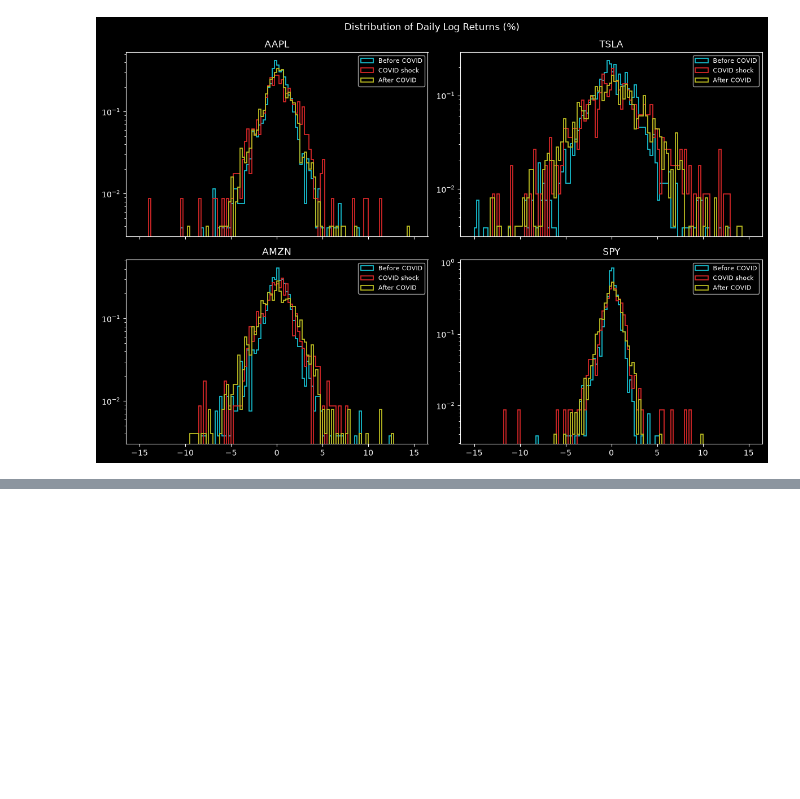
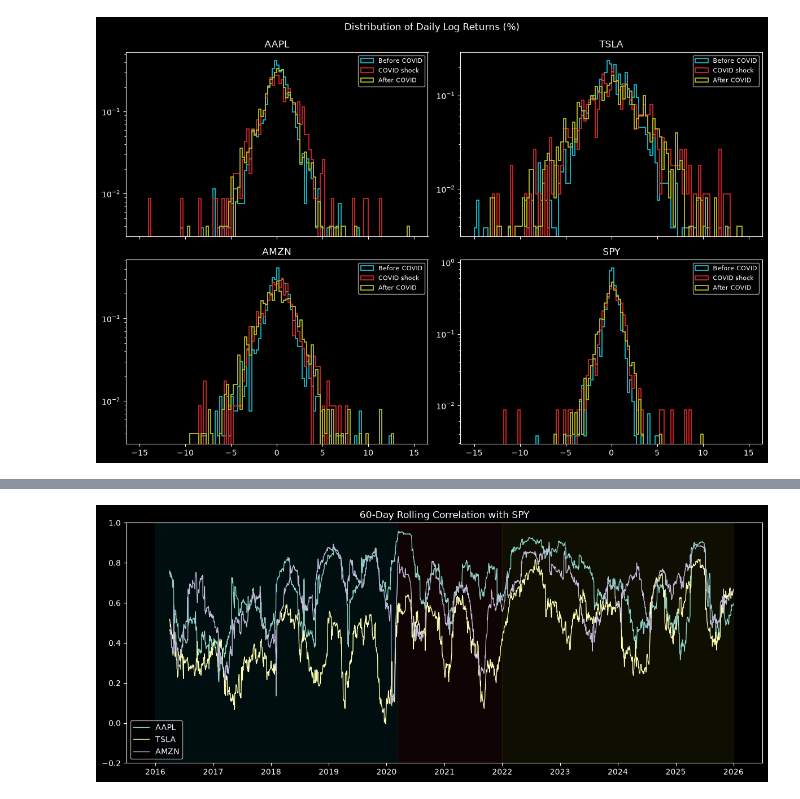
Before and after one commit to amiksulzef-lab/stock-returns-covid-analysis, a Jupyter notebook: stock-returns-covid-fixedversion.ipynb, the cells around one changed output, grey strips where cells are left out. Saved outputs shown, nothing was run; the diff lists cells and outputs as text; code cells hidden in the pictures; blank space fills up the shorter version.

```diff
--- a/stock-returns-covid-fixedversion.ipynb
+++ b/stock-returns-covid-fixedversion.ipynb
@@ -154,0 +171,16 @@ plt.show()
+# %%
+#Rolling correlation with the market: in a crisis stocks tend to move together
+roll_corr = log_ret[v_assets].rolling(60).corr(log_ret[benchmark])
+
+fig, ax = plt.subplots(figsize = (12, 5))
+ax.set_title(f'60-Day Rolling Correlation with {benchmark}')
+for ticker in v_assets:
+    ax.plot(roll_corr[ticker], label = ticker, linewidth = 1)
+shade_periods(ax)
+ax.set_ylim(-0.2, 1)
+ax.legend(loc = 3)
+year_axis(ax)
+plt.tight_layout()
+plt.show()
+# %% [output]
+[figure, added]
```
Also changed, not shown: parts of 2 cells of this notebook.
